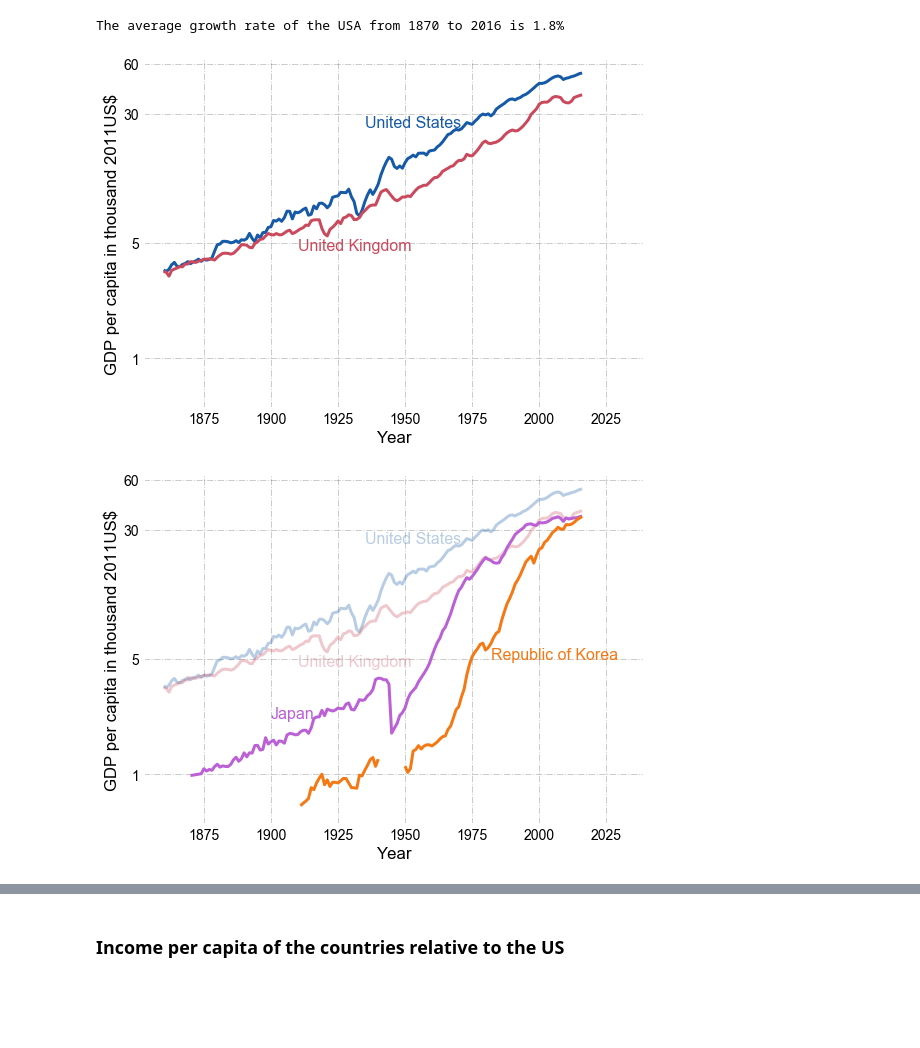
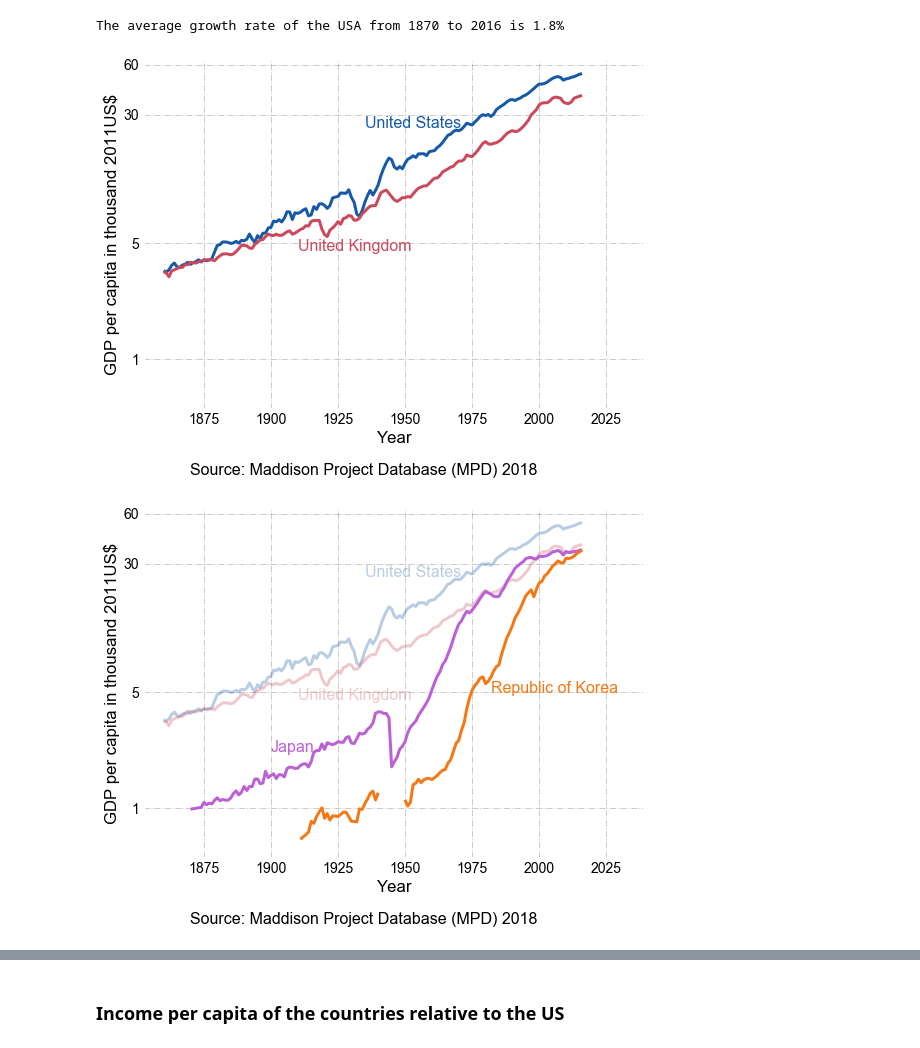
Before and after one commit to gunerilhan/economicgrowth, a Jupyter notebook: lecture1/visuals/lecture1.ipynb, the cells around one changed output, grey strips where cells are left out. Saved outputs shown, nothing was run; the diff lists cells and outputs as text; code cells hidden in the pictures; blank space fills up the shorter version.

```diff
--- a/lecture1/visuals/lecture1.ipynb
+++ b/lecture1/visuals/lecture1.ipynb
@@ -523,29 +527,30 @@ alphas = dict(zip(country_list,np.ones(len(country_list))))
 # %%
 annotate={'USA':(1935,25000),
          'GBR':(1910,4500),
          'JPN':(1900,2200),
          'KOR':(1982,5000),
          'ARG':(2010,15000),
          'HTI':(2010,1800)}
 ticks = np.array([.5,1,5,30,60],dtype=int)
 for group in groups[1:]:
     fig,ax = plt.subplots(figsize=(8,6))
     file_name = '../files/gdp-per-capita'
     for country in country_list[:group]:
         data = df[(df.countrycode==country) & (df.year>=1860)]
         country_name = data.country.unique()[0]
         ax.plot(data.year,data.cgdppc,color_codes[country],linewidth=3,alpha=alphas[country])
         ax.set_yscale('log')
         ax.set_yticks(ticks*1000)
         ax.set_ylim(ymin=500,ymax=65000)
         ax.set_xlim(xmax=2039)
         ax.set_yticklabels((ticks))
         ax.annotate(country_name,annotate[country],color=color_codes[country],alpha=alphas[country],fontsize=16)
         ax.set_xlabel('Year')
         ax.set_ylabel('GDP per capita in thousand 2011US$')
         file_name += f'_{country}'
         alphas[country]=.3
+    ax.text(1870,200,'Source: Maddison Project Database (MPD) 2018',fontsize=16)
     plt.savefig(file_name+'.svg',bbox_inches='tight')
 # %% [output]
-[figure, old version]
+[figure, new version]
-[figure, old version]
+[figure, new version]
```
Also changed, not shown: parts of 4 cells of this notebook, 42 other files.
